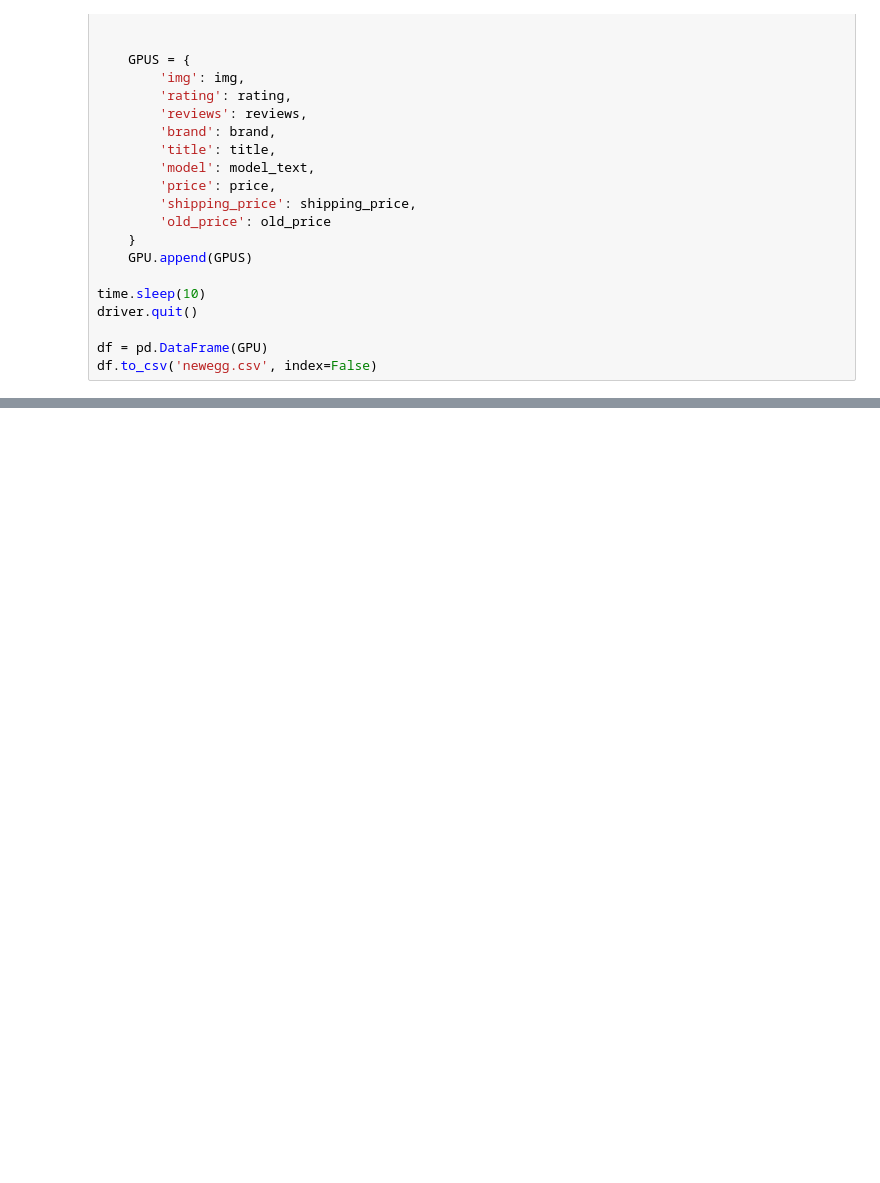
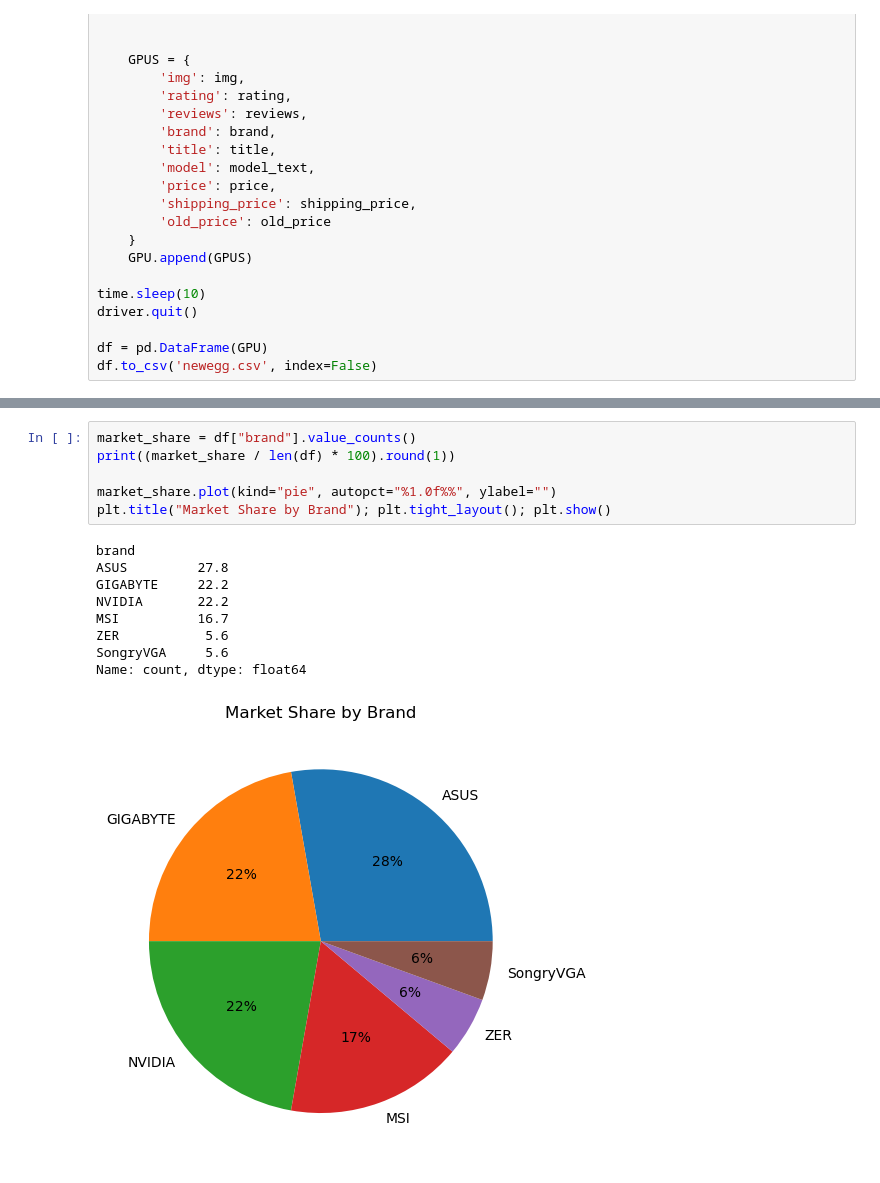
Before and after one commit to peterlinghuazhong/Casestudynewegg, a Jupyter notebook: Newegg Webscraping Project.ipynb, the cells around one changed output, grey strips where cells are left out. Cells and saved outputs as stored; diff of their text form; blank space fills up the shorter version.

```diff
--- a/Newegg Webscraping Project.ipynb
+++ b/Newegg Webscraping Project.ipynb
@@ -210,0 +315,16 @@ df.to_csv('newegg.csv', index=False)
+# %%
+market_share = df["brand"].value_counts()
+print((market_share / len(df) * 100).round(1))
+
+market_share.plot(kind="pie", autopct="%1.0f%%", ylabel="")
+plt.title("Market Share by Brand"); plt.tight_layout(); plt.show()
+# %% [output]
+brand
+ASUS         27.8
+GIGABYTE     22.2
+NVIDIA       22.2
+MSI          16.7
+ZER           5.6
+SongryVGA     5.6
+Name: count, dtype: float64
+[figure, added]
```
Also changed, not shown: parts of 14 cells of this notebook.
